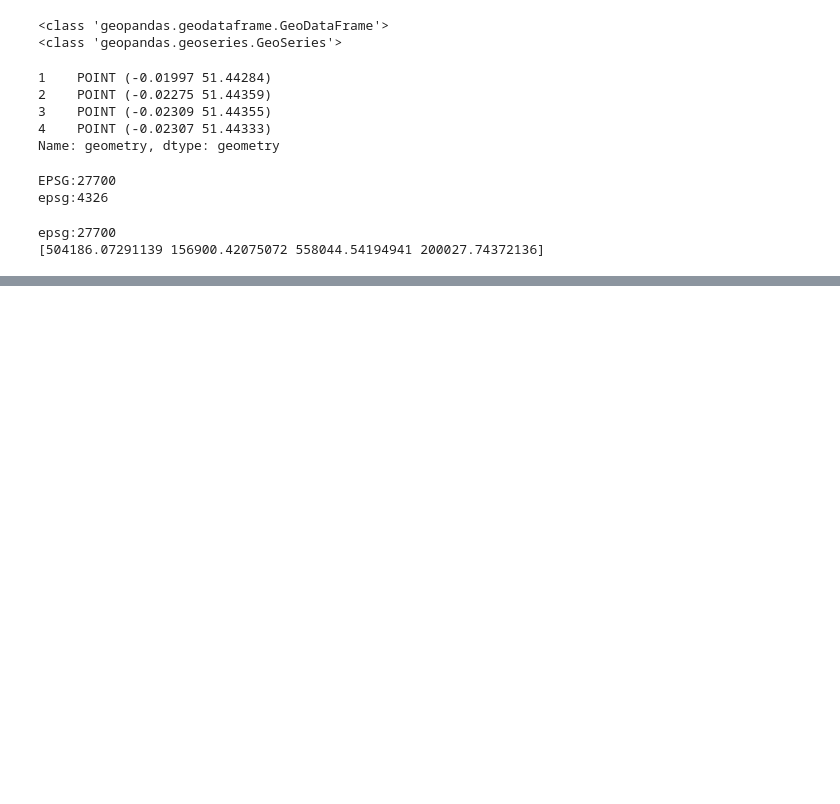
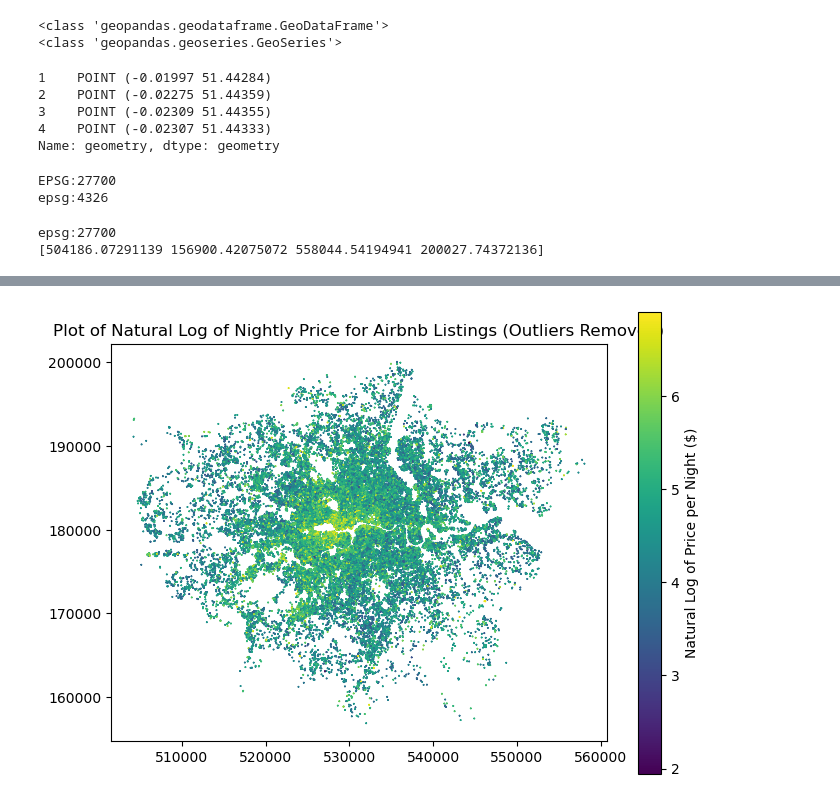
Before and after one commit to yjzhou217/The-Universe-s-Premier-F, a Jupyter notebook: code-draft.ipynb, the cells around one changed output, grey strips where cells are left out. Saved outputs shown, nothing was run; the diff lists cells and outputs as text; code cells hidden in the pictures; blank space fills up the shorter version.

```diff
--- a/code-draft.ipynb
+++ b/code-draft.ipynb
@@ -393,0 +460,5 @@ boros.boundary.plot(ax=base,
+# %%
+ax = gdf[(gdf.lnprice > 0) & (gdf.lnprice < np.log(1000))].plot(figsize=(8,6), marker='*', markersize=0.25, column='lnprice', cmap='viridis', legend=True, legend_kwds={'label':'Natural Log of Price per Night ($)'});
+ax.set_title("Plot of Natural Log of Nightly Price for Airbnb Listings (Outliers Removed)");
+# %% [output]
+[figure, added]
```
Also changed, not shown: parts of 3 cells of this notebook.
